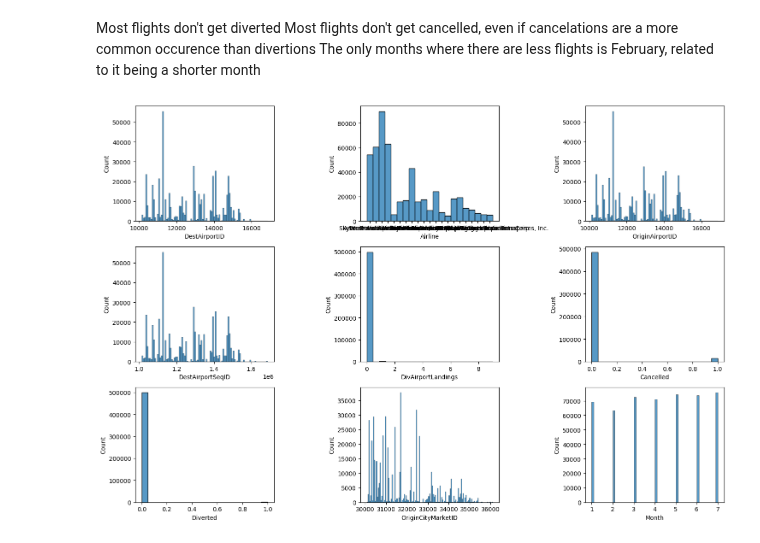
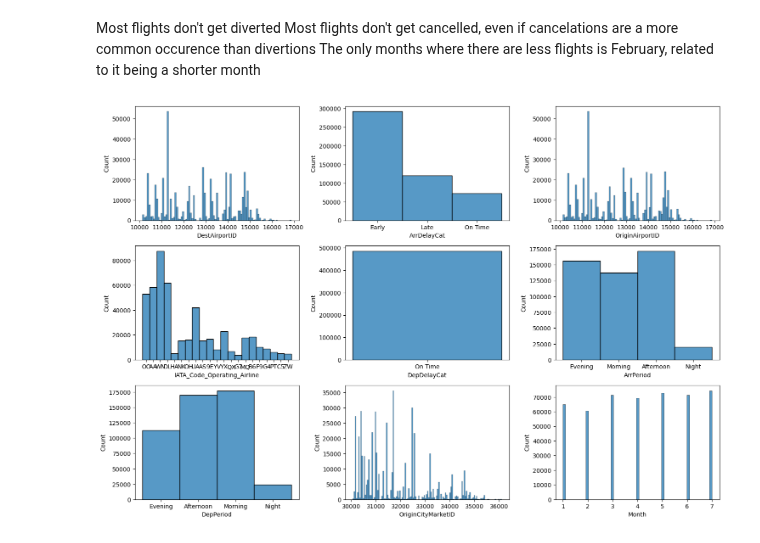
Before and after one commit to Diegomca98/final-project, a Jupyter notebook: src/project.ipynb, the cells around one changed output. Cells and saved outputs as stored; diff of their text form; code cells hidden in the pictures.

```diff
--- a/src/project.ipynb
+++ b/src/project.ipynb
@@ -653,25 +658,25 @@ The only months where there are less flights is February, related to it being a
 # %%
 #Analysis on categorical values
 fig, axis = plt.subplots(3, 3, figsize=(15, 10))
 
 # Create Histogram
 sns.histplot(ax = axis[0,0], data = df, x = "DestAirportID")
-sns.histplot(ax = axis[0,1], data = df, x = "Airline")
+sns.histplot(ax = axis[0,1], data = df, x = "ArrDelayCat")
 sns.histplot(ax = axis[0,2], data = df, x = "OriginAirportID")
-sns.histplot(ax = axis[1,0], data = df, x = "DestAirportSeqID")
-sns.histplot(ax = axis[1,1], data = df, x = "DivAirportLandings")
-sns.histplot(ax = axis[1,2], data = df, x = "Cancelled")
-sns.histplot(ax = axis[2,0], data = df, x = "Diverted")
+sns.histplot(ax = axis[1,0], data = df, x = "IATA_Code_Operating_Airline")
+sns.histplot(ax = axis[1,1], data = df, x = "DepDelayCat")
+sns.histplot(ax = axis[1,2], data = df, x = "ArrPeriod")
+sns.histplot(ax = axis[2,0], data = df, x = "DepPeriod")
 sns.histplot(ax = axis[2,1], data = df, x = "OriginCityMarketID")
 sns.histplot(ax = axis[2,2], data = df, x = "Month")
 
 #fig.delaxes(axis[2, 2])
 
 plt.tight_layout()
 
 plt.show()
 # %% [output]
-[figure, old version]
+[figure, new version]
 # %%
 #Analysis on categorical values
 ig, axis = plt.subplots(4, 2, figsize = (10, 10), gridspec_kw = {"height_ratios": [6, 1, 6, 1]})
```
Also changed, not shown: parts of 17 cells of this notebook.
